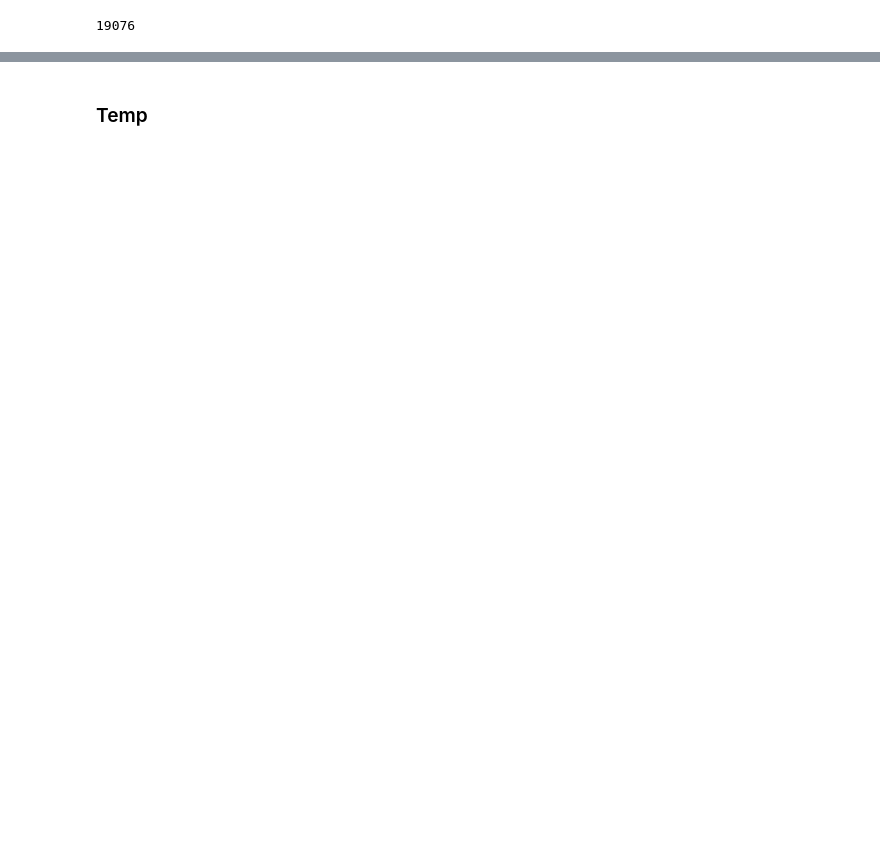
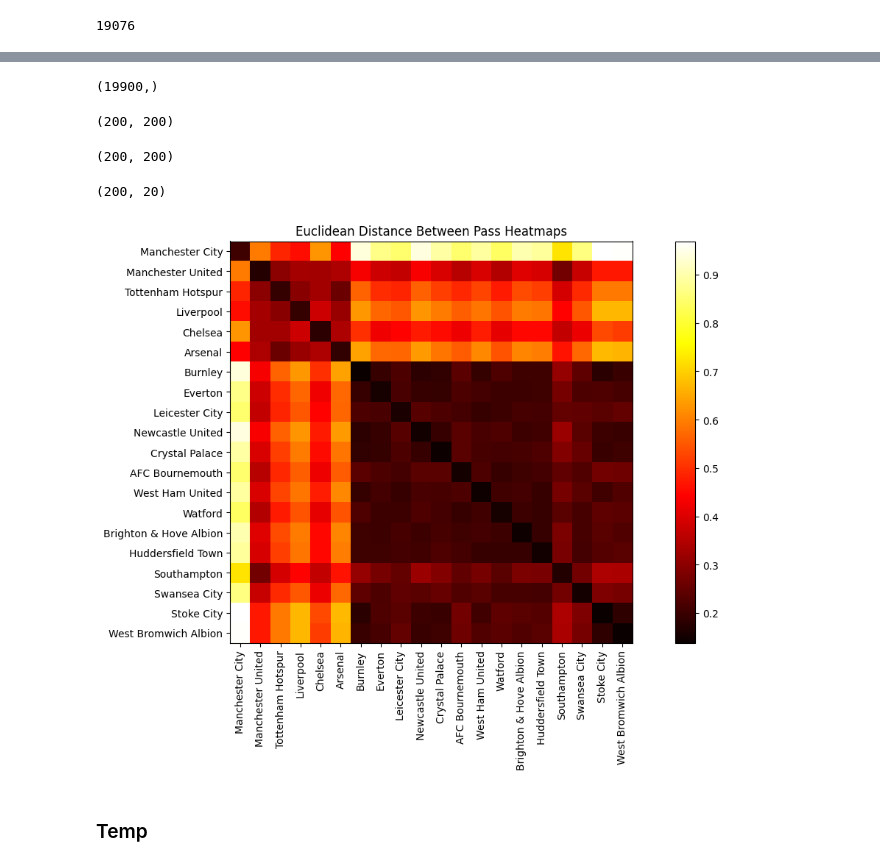
Before and after one commit to orudda/Data_Science_Soccer, a Jupyter notebook: TP_PL_2017_18.ipynb, the cells around one changed output, grey strips where cells are left out. Drawn from its saved outputs; the diff is of its cells as text; code cells hidden in the pictures; blank space fills up the shorter version.

```diff
--- a/TP_PL_2017_18.ipynb
+++ b/TP_PL_2017_18.ipynb
@@ -450,3 +448,64 @@ array([[ 0.23498606,  0.28941363,  0.48443635,  0.79629869,  1.15625331,
+# %%
+distances = pdist(df_list, metric='euclidean')
+distances.shape
+# %% [output]
+(19900,)
+# %%
+dist_matrix = squareform(distances)
+dist_matrix.shape
+# %% [output]
+(200, 200)
+# %%
+# Normalizing distance (0,1)
+dist_df = pd.DataFrame(dist_matrix, index=teams, columns=teams)
+dist_df /= np.max(dist_df.values)
+dist_df.shape
+# %% [output]
+(200, 200)
+# %%
+# We need 20x20 matrix: take mean from rows (10:200:10)
+df_distance_mean_row = []
+
+for index, row in dist_df.iterrows():
+    tmp = []
+    j = 0
+
+    for i in range(9, 200, 10):
+        tmp.append(np.mean(row.values[j:i]))
+        j += 10
+
+    df_distance_mean_row.append(tmp)
+# %%
+df_distance_mean_col = pd.DataFrame(df_distance_mean_row, index=teams, columns=final_position)
+df_distance_mean_col.shape
+# %% [output]
+(200, 20)
+# %%
+# We need 20x20 matrix: take mean from columns (10:200:10)
+df_distance_mean = []
+
+for (index, col) in df_distance_mean_col.items():
+    tmp = []
+    j = 0
+
+    for i in range(9, 200, 10):
+        tmp.append(np.mean(col.values[j:i]))
+        j += 10
+
+    df_distance_mean.append(tmp)
+# %%
+fig, ax = plt.subplots(figsize=(12,6))
+im = plt.imshow(df_distance_mean, cmap='hot', interpolation='nearest')
+fig.tight_layout()
+
+plt.colorbar()
+plt.xticks(np.arange(len(df_distance_mean)), df_distance_mean_col.columns, rotation=90)
+plt.yticks(np.arange(len(df_distance_mean)), df_distance_mean_col.columns)
+
+plt.title('Euclidean Distance Between Pass Heatmaps')
+plt.show();
+# %% [output]
+[figure, added]
 # %% [markdown]
 ### Temp
 # %%
```
Also changed, not shown: parts of 9 cells of this notebook.
